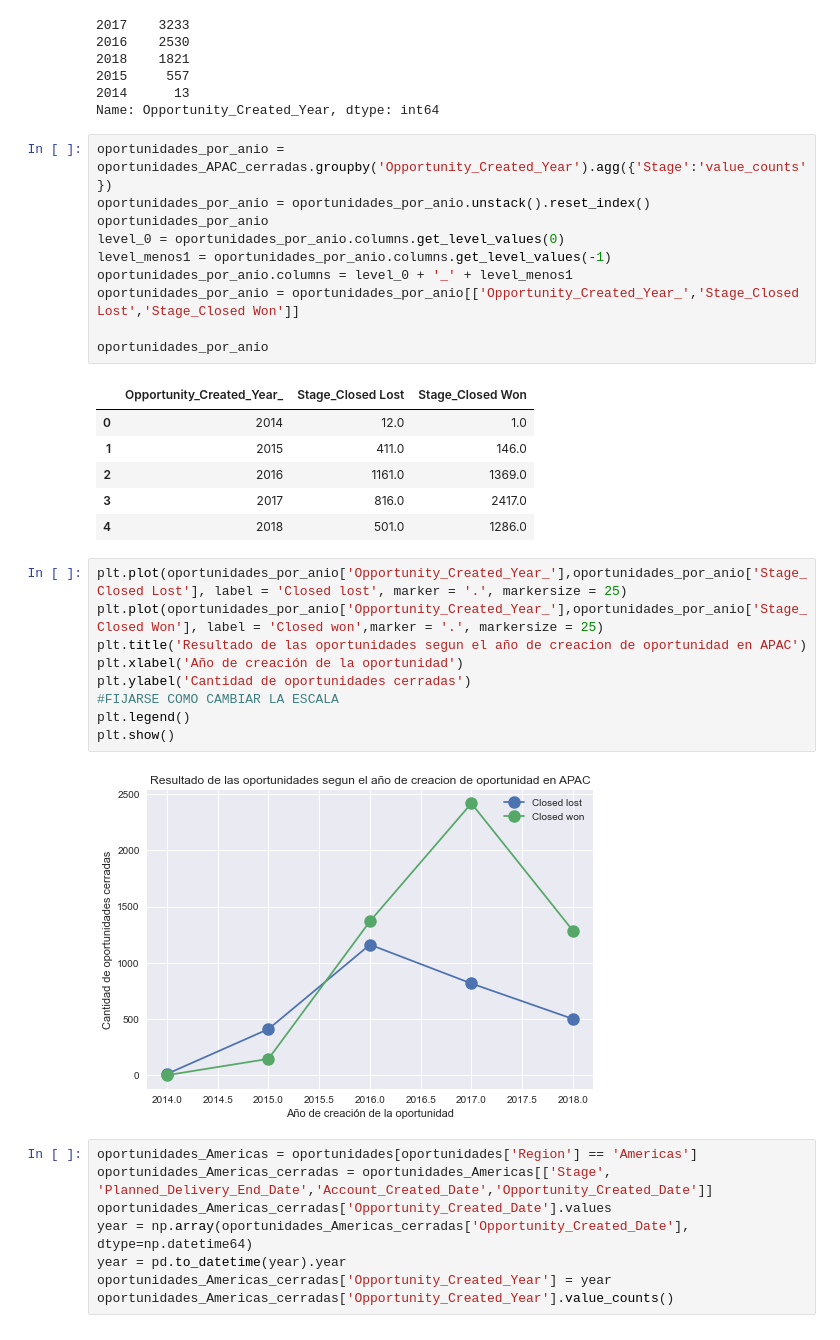
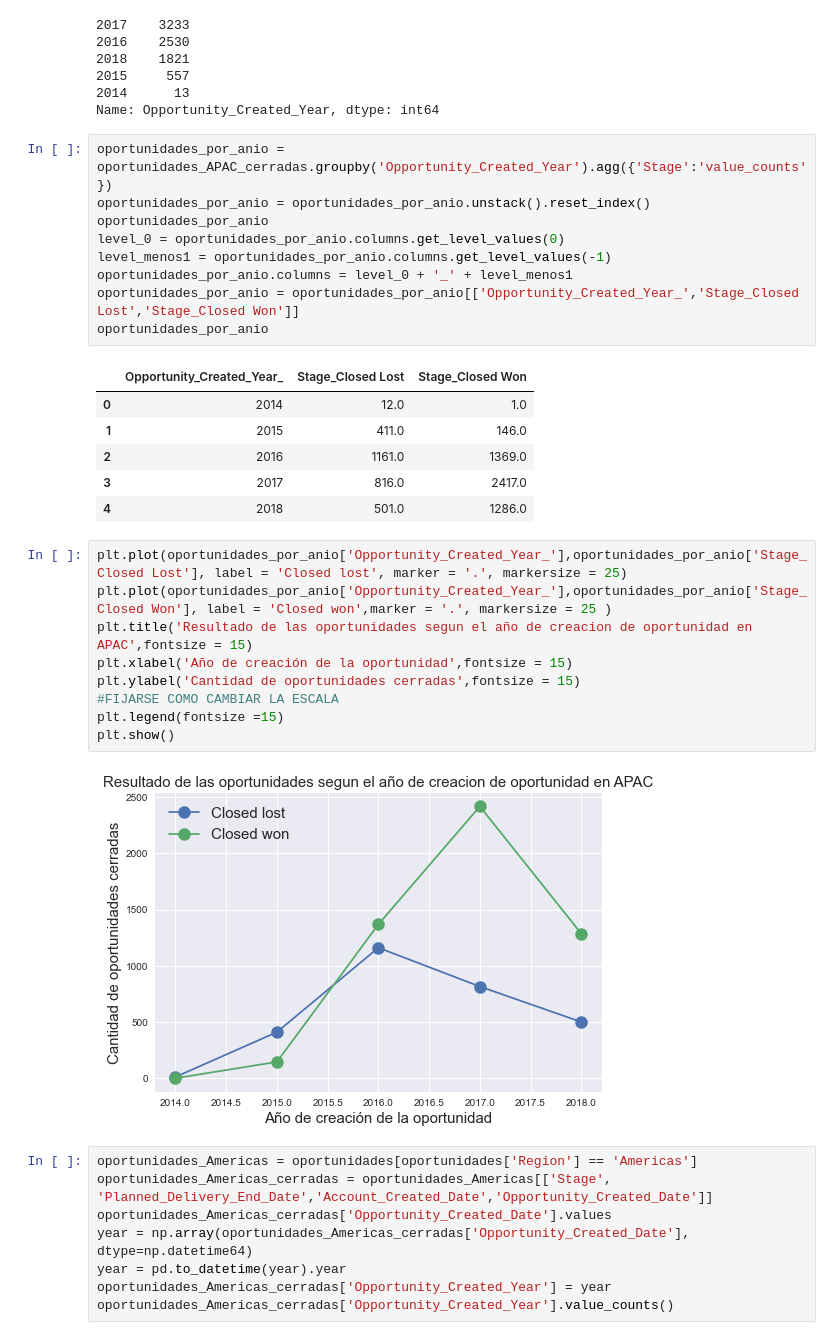
Before and after one commit to federicoburman/OrgaDatos, a Jupyter notebook: Analisis_temporal.ipynb, the cells around one changed output. Saved outputs shown, nothing was run; the diff lists cells and outputs as text.

```diff
--- a/Analisis_temporal.ipynb
+++ b/Analisis_temporal.ipynb
@@ -91,7 +91,6 @@ level_0 = oportunidades_por_anio.columns.get_level_values(0)
 level_menos1 = oportunidades_por_anio.columns.get_level_values(-1)
 oportunidades_por_anio.columns = level_0 + '_' + level_menos1
 oportunidades_por_anio = oportunidades_por_anio[['Opportunity_Created_Year_','Stage_Closed Lost','Stage_Closed Won']]
-
 oportunidades_por_anio
 # %% [output]
 |  | Opportunity_Created_Year_ | Stage_Closed Lost | Stage_Closed Won |
@@ -102,15 +101,15 @@ oportunidades_por_anio
 | 4 | 2018 | 501.0 | 1286.0 |
 # %%
 plt.plot(oportunidades_por_anio['Opportunity_Created_Year_'],oportunidades_por_anio['Stage_Closed Lost'], label = 'Closed lost', marker = '.', markersize = 25)
-plt.plot(oportunidades_por_anio['Opportunity_Created_Year_'],oportunidades_por_anio['Stage_Closed Won'], label = 'Closed won',marker = '.', markersize = 25)
-plt.title('Resultado de las oportunidades segun el año de creacion de oportunidad en APAC')
-plt.xlabel('Año de creación de la oportunidad')
-plt.ylabel('Cantidad de oportunidades cerradas')
+plt.plot(oportunidades_por_anio['Opportunity_Created_Year_'],oportunidades_por_anio['Stage_Closed Won'], label = 'Closed won',marker = '.', markersize = 25 )
+plt.title('Resultado de las oportunidades segun el año de creacion de oportunidad en APAC',fontsize = 15)
+plt.xlabel('Año de creación de la oportunidad',fontsize = 15)
+plt.ylabel('Cantidad de oportunidades cerradas',fontsize = 15)
 #FIJARSE COMO CAMBIAR LA ESCALA
-plt.legend()
+plt.legend(fontsize =15)
 plt.show()
 # %% [output]
-[figure, old version]
+[figure, new version]
 # %%
 oportunidades_Americas = oportunidades[oportunidades['Region'] == 'Americas']
 oportunidades_Americas_cerradas = oportunidades_Americas[['Stage', 'Planned_Delivery_End_Date','Account_Created_Date','Opportunity_Created_Date']]
```
Also changed, not shown: parts of 2 cells of this notebook, 1 other file.
